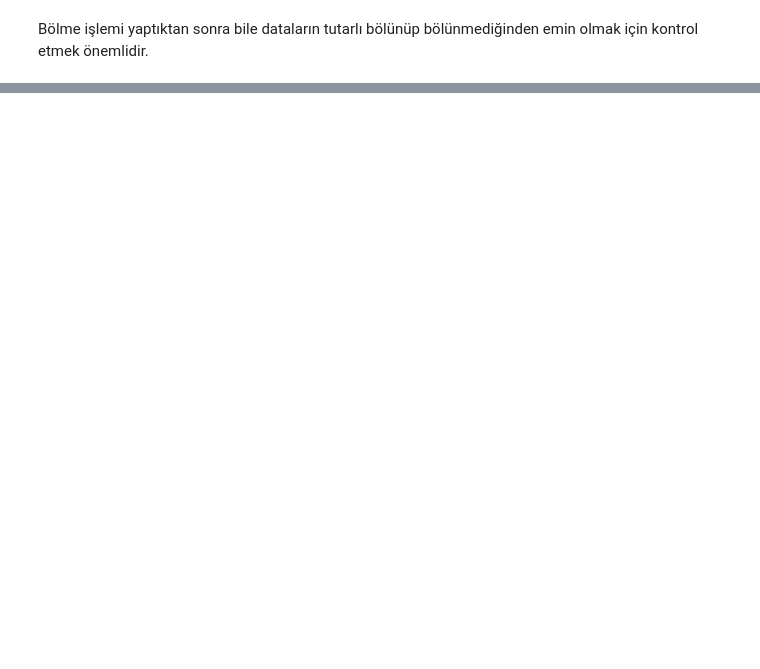
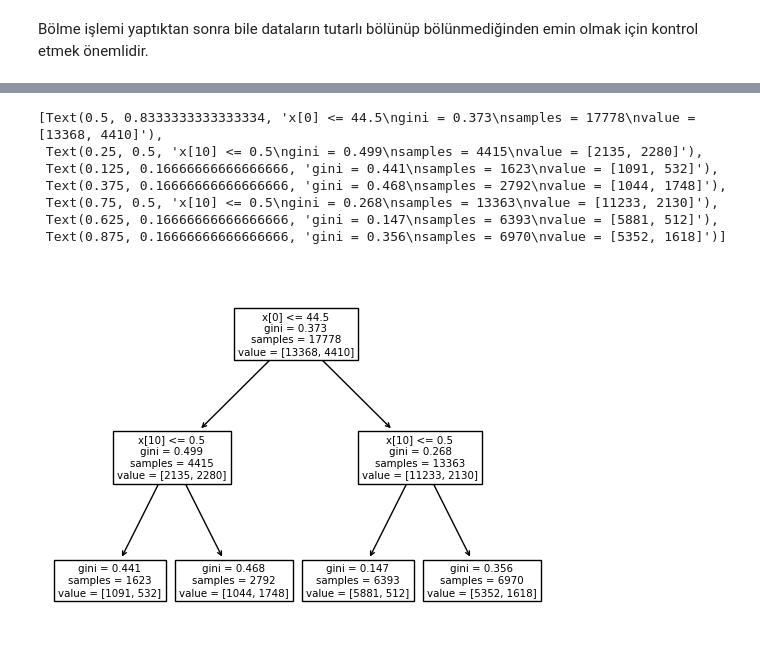
Before and after one commit to enesergen/ML-Fundamentals, a Jupyter notebook: ML_Day4.ipynb, the cells around one changed output, grey strips where cells are left out. Cells and saved outputs as stored; diff of their text form; code cells hidden in the pictures; blank space fills up the shorter version.

```diff
--- a/ML_Day4.ipynb
+++ b/ML_Day4.ipynb
@@ -315,0 +334,8 @@ Name: TargetBuy, dtype: float64
+# %%
+#Karar Ağacı yapılarının kullanımına geçiyoruz
+#Decision tree classifier kullanıyoruz
+from sklearn import tree
+from sklearn.tree import DecisionTreeClassifier
+
+clf = DecisionTreeClassifier(criterion='gini',max_depth=2)
+clf = clf.fit(X_train, y_train)
@@ -315,0 +353,12 @@ Name: TargetBuy, dtype: float64
+# %%
+#şimdi ağacı ekrana bastıracağız
+tree.plot_tree(clf)
+# %% [output]
+[Text(0.5, 0.8333333333333334, 'x[0] <= 44.5\ngini = 0.373\nsamples = 17778\nvalue = [13368, 4410]'),
+ Text(0.25, 0.5, 'x[10] <= 0.5\ngini = 0.499\nsamples = 4415\nvalue = [2135, 2280]'),
+ Text(0.125, 0.16666666666666666, 'gini = 0.441\nsamples = 1623\nvalue = [1091, 532]'),
+ Text(0.375, 0.16666666666666666, 'gini = 0.468\nsamples = 2792\nvalue = [1044, 1748]'),
+ Text(0.75, 0.5, 'x[10] <= 0.5\ngini = 0.268\nsamples = 13363\nvalue = [11233, 2130]'),
+ Text(0.625, 0.16666666666666666, 'gini = 0.147\nsamples = 6393\nvalue = [5881, 512]'),
+ Text(0.875, 0.16666666666666666, 'gini = 0.356\nsamples = 6970\nvalue = [5352, 1618]')]
+[figure, added]
```
Also changed, not shown: parts of 15 cells of this notebook.
